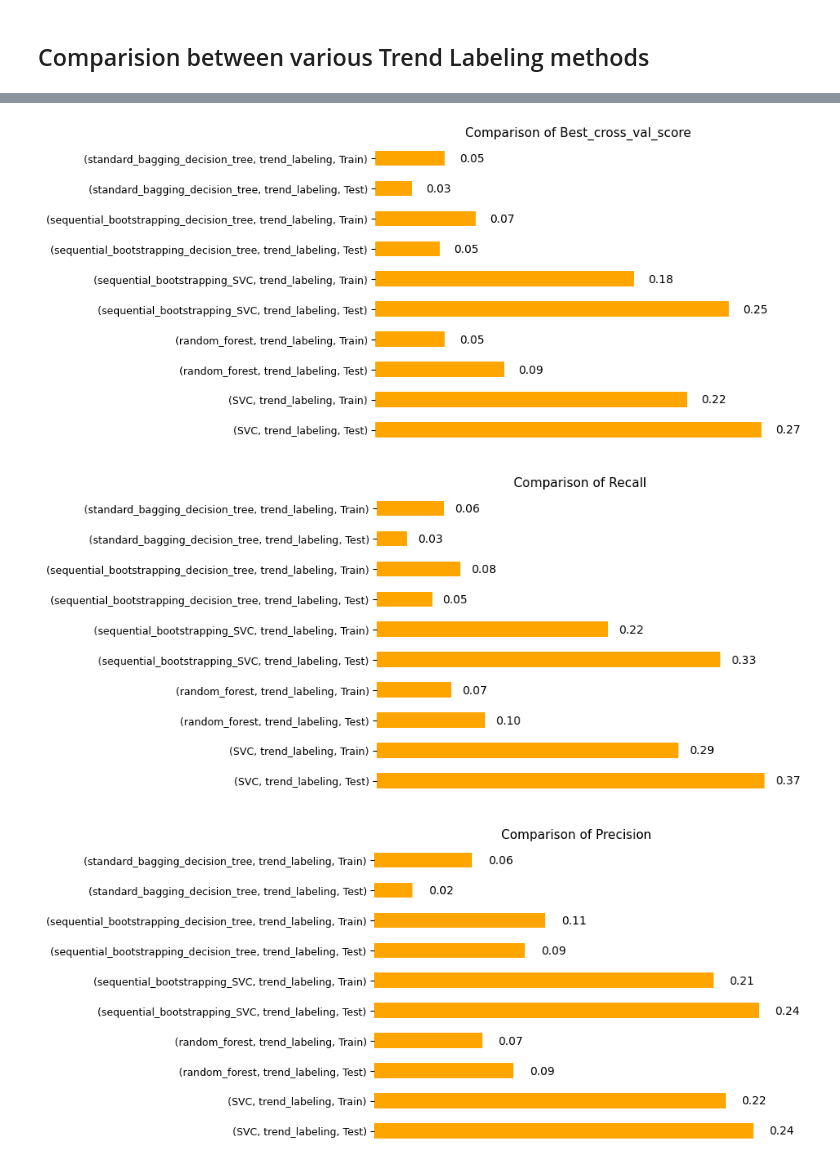
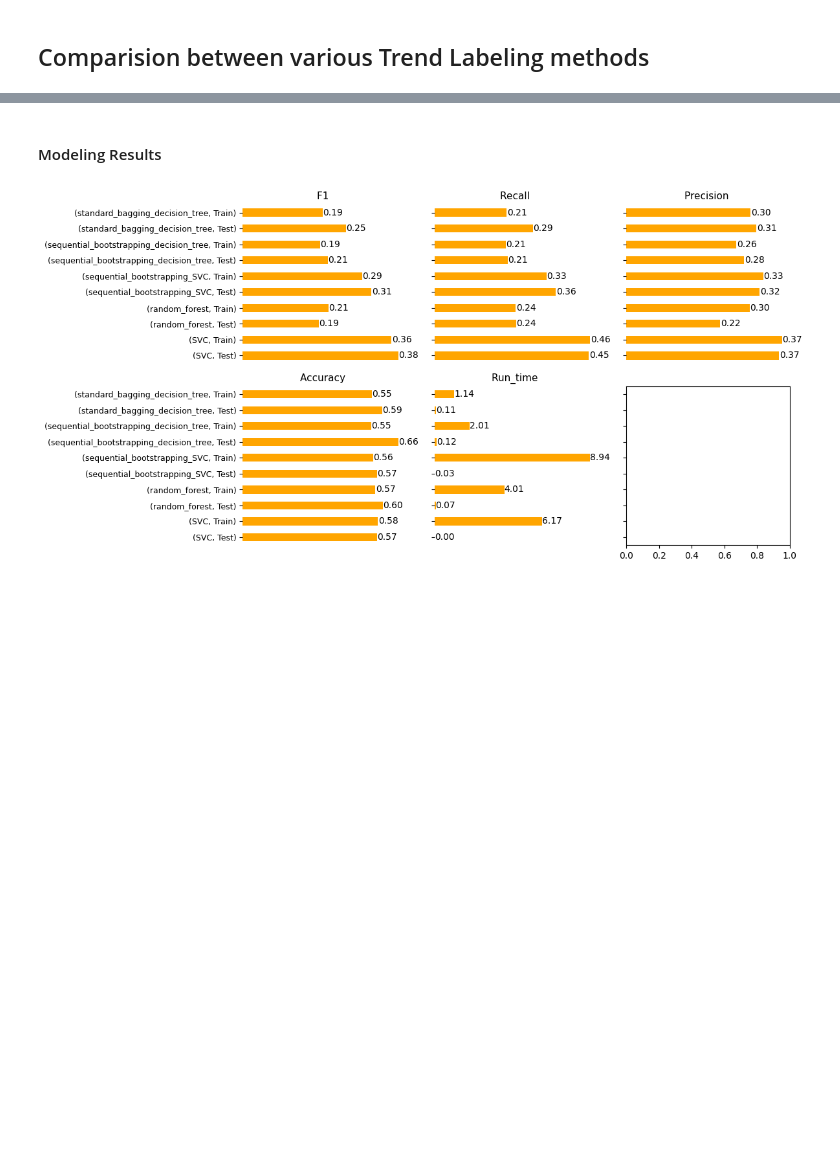
Before and after one commit to waikho/MADS_Capstone, a Jupyter notebook: ML/labeling.ipynb, the cells around one changed output, grey strips where cells are left out. Cells and saved outputs as stored; diff of their text form; code cells hidden in the pictures; blank space fills up the shorter version.

```diff
--- a/ML/labeling.ipynb
+++ b/ML/labeling.ipynb
@@ -20,7 +25,7 @@ clfs = {}
 model_metrics_df = pd.DataFrame()
 
 for method in methods:
-    clf, model_metrics = get_one_model('GLP', method=method)
+    clf, model_metrics = get_one_model('EGRX', method=method)
     clfs[method] = clf
     model_metrics_df = pd.concat([model_metrics_df, model_metrics], ignore_index=True)
 # %%
@@ -109,14 +112,16 @@ Only one class found. Unable to train model for XPOF.
 Modeling completed 22/22 XPOF
+# %% [markdown]
+#### Modeling Results
 # %%
-basket_model_metrics_tbl = basket_model_metrics_df.drop([ 'best_model', 'performed_on',
+basket_model_metrics_tbl = basket_model_metrics_df.drop([ 'best_model', 'method', 'performed_on',
                                            'event_st_date', 'event_en_date',
                                            'rawdata_st_date', 'rawdata_en_date',
                                            'SPY_st_date', 'SPY_en_date',
                                            ]
                                            , axis=1).dropna()
 # %%
-basket_model_metrics_tbl = basket_model_metrics_tbl.groupby(['type', 'method', 'train_test'])\
-    .agg({'best_cross_val_score': 'mean',
+basket_model_metrics_tbl = basket_model_metrics_tbl.groupby([ 'type', 'train_test'])\
+    .agg({'f1': 'mean',
           'recall': 'mean',
           'precision': 'mean',
           'accuracy': 'mean',
@@ -126,8 +131,6 @@ basket_model_metrics_tbl = basket_model_metrics_tbl.groupby(['type', 'method', '
           'sharpe_ratio':'mean',
           'symbol': pd.Series.nunique})
 # %%
-viz.plot_model_metrics(basket_model_metrics_tbl[['best_cross_val_score','recall','precision','accuracy','run_time']])
+viz.plot_model_metrics_grid(basket_model_metrics_tbl[['f1','recall','precision','accuracy','run_time']])
 # %% [output]
-[figure, old version]
+[figure, new version]
-[figure, removed]
-[figure, removed]
```
Also changed, not shown: parts of 20 cells of this notebook, 18 other files.
